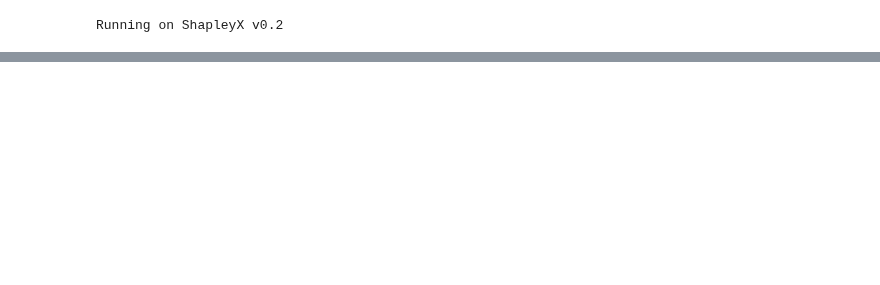
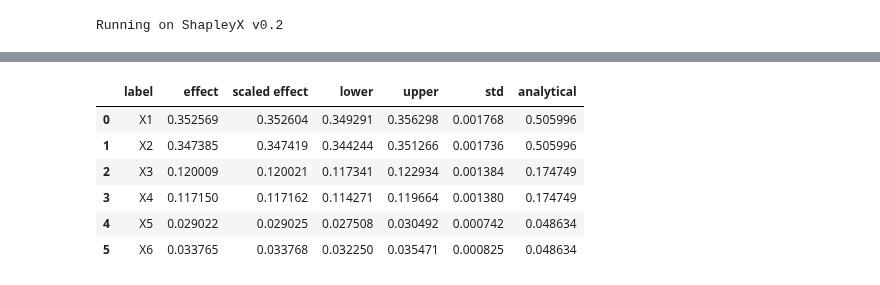
Before and after one commit to frbennett/shapleyx, a Jupyter notebook: docs/tutorials/owen_product_function.ipynb, the cells around one changed output, grey strips where cells are left out. Drawn from its saved outputs; the diff is of its cells as text; code cells hidden in the pictures; blank space fills up the shorter version.

```diff
--- a/docs/tutorials/owen_product_function.ipynb
+++ b/docs/tutorials/owen_product_function.ipynb
@@ -198,0 +194,12 @@ plt.show()
+# %%
+# Add analytical column to the Shapley DataFrame
+shap['analytical'] = analytical_shapley(tau, mu)
+shap
+# %% [output]
+|  | label | effect | scaled effect | lower | upper | std | analytical |
+| 0 | X1 | 0.352569 | 0.352604 | 0.349291 | 0.356298 | 0.001768 | 0.505996 |
+| 1 | X2 | 0.347385 | 0.347419 | 0.344244 | 0.351266 | 0.001736 | 0.505996 |
+| 2 | X3 | 0.120009 | 0.120021 | 0.117341 | 0.122934 | 0.001384 | 0.174749 |
+| 3 | X4 | 0.117150 | 0.117162 | 0.114271 | 0.119664 | 0.001380 | 0.174749 |
+| 4 | X5 | 0.029022 | 0.029025 | 0.027508 | 0.030492 | 0.000742 | 0.048634 |
+| 5 | X6 | 0.033765 | 0.033768 | 0.032250 | 0.035471 | 0.000825 | 0.048634 |
```
Also changed, not shown: parts of 27 cells of this notebook, 3 other files.
